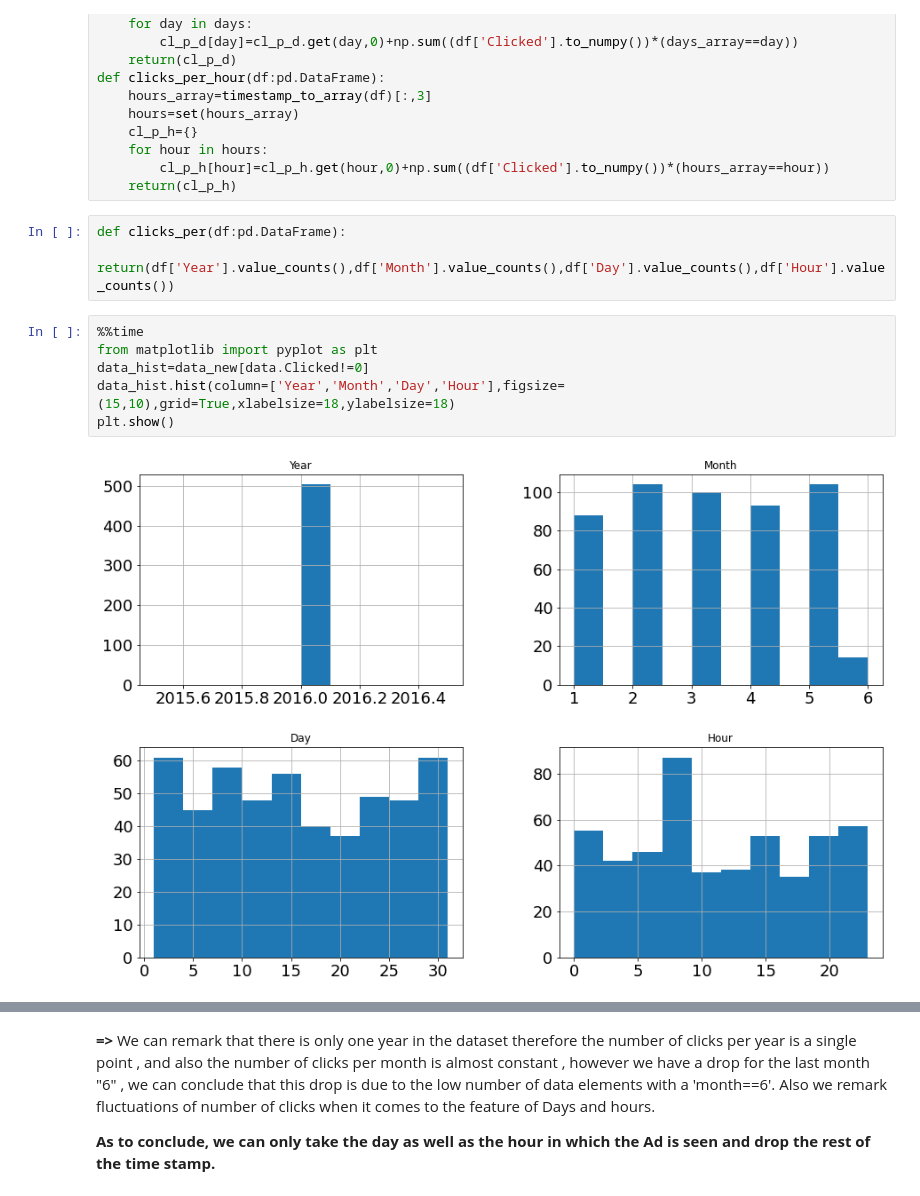
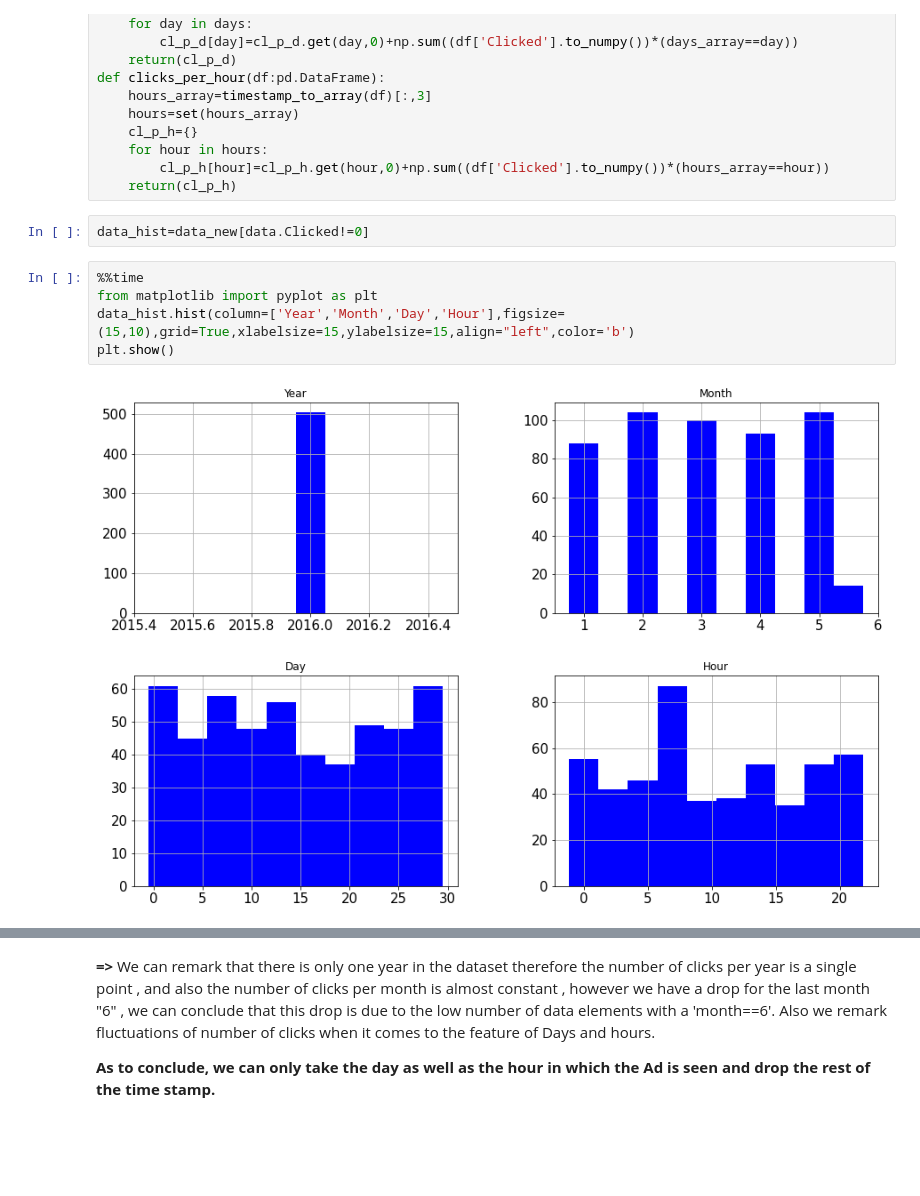
Before and after one commit to MohamedAmineDHIAB/AD_click_prediction_using_SVM-Doc2Vec, a Jupyter notebook: challenge.ipynb, the cells around one changed output, grey strips where cells are left out. Drawn from its saved outputs; the diff is of its cells as text; blank space fills up the shorter version.

```diff
--- a/challenge.ipynb
+++ b/challenge.ipynb
@@ -179,14 +179,12 @@ def clicks_per_hour(df:pd.DataFrame):
     for hour in hours:
         cl_p_h[hour]=cl_p_h.get(hour,0)+np.sum((df['Clicked'].to_numpy())*(hours_array==hour))
     return(cl_p_h)
-# %%
-def clicks_per(df:pd.DataFrame):
-    return(df['Year'].value_counts(),df['Month'].value_counts(),df['Day'].value_counts(),df['Hour'].value_counts())
+# %%
+data_hist=data_new[data.Clicked!=0]
 # %%
 %%time
 from matplotlib import pyplot as plt
-data_hist=data_new[data.Clicked!=0]
-data_hist.hist(column=['Year','Month','Day','Hour'],figsize=(15,10),grid=True,xlabelsize=18,ylabelsize=18)
+data_hist.hist(column=['Year','Month','Day','Hour'],figsize=(15,10),grid=True,xlabelsize=15,ylabelsize=15,align="left",color='b')
 plt.show()
 # %% [output]
-[figure, old version]
+[figure, new version]
```
Also changed, not shown: parts of 2 cells of this notebook.
